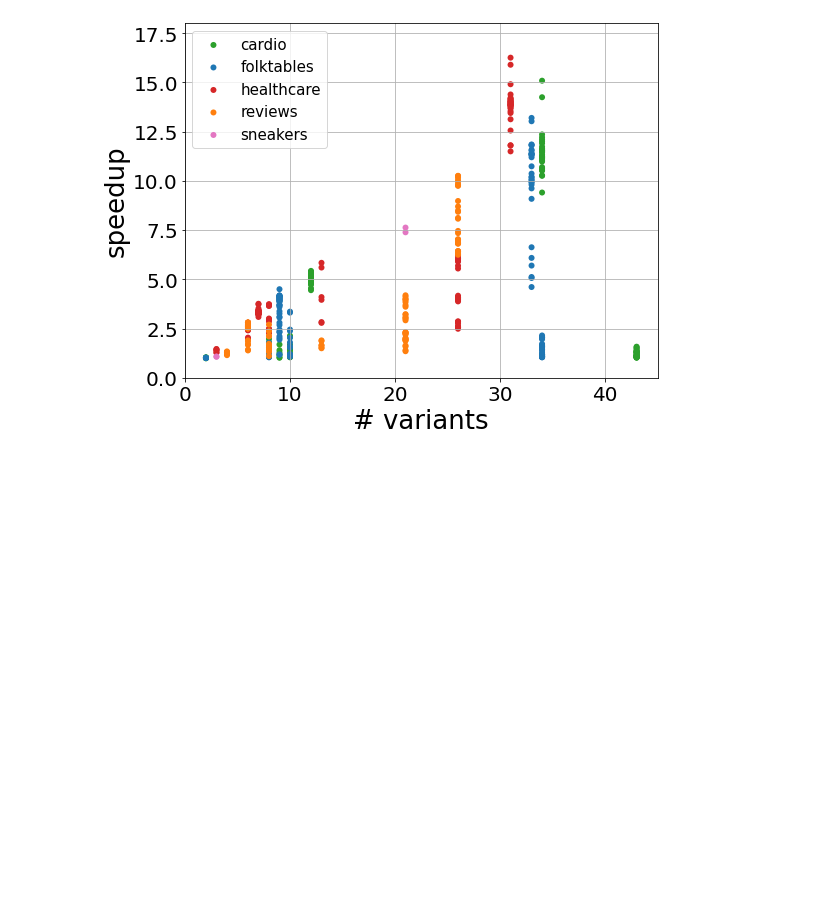
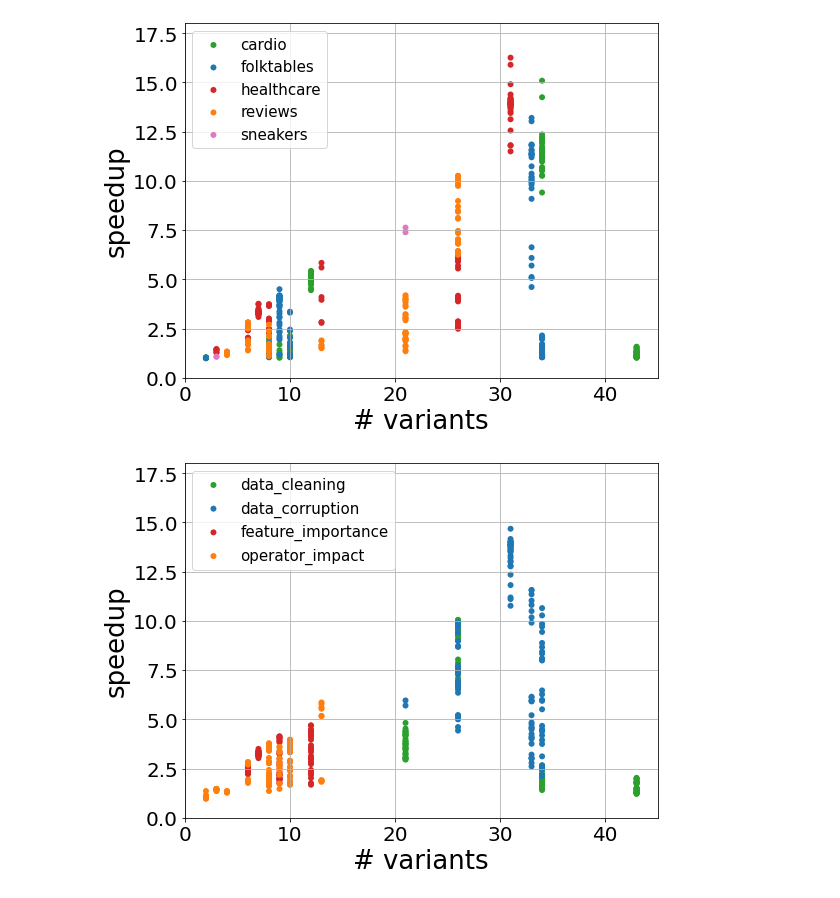
Before and after one commit to stefan-grafberger/mlwhatif, a Jupyter notebook: experiments/end_to_end/plot-benchmark-results--end-to-end.ipynb, the cells around one changed output. Cells and saved outputs as stored; diff of their text form; code cells hidden in the pictures; blank space fills up the shorter version.

Commit message:
A few more plots

```diff
--- a/experiments/end_to_end/plot-benchmark-results--end-to-end.ipynb
+++ b/experiments/end_to_end/plot-benchmark-results--end-to-end.ipynb
@@ -197,3 +197,7 @@ speedup_scatter_plot(pretty_featurization_desc, 'speedups_per_model', 'variant_c
 speedup_scatter_plot(pretty_featurization_desc, 'speedups_per_dataset', 'variant_count_including_orig', 'median_speedup', 'dataset')
 # %% [output]
 [figure]
+# %%
+speedup_scatter_plot(median_results, 'speedups_per_scenario_excluding_model_training', 'variant_count_including_orig', 'median_speedup_excluding_model_training', 'scenario')
+# %% [output]
+[figure, added]
```
Also changed, not shown: parts of 3 cells of this notebook, 4 other files.
